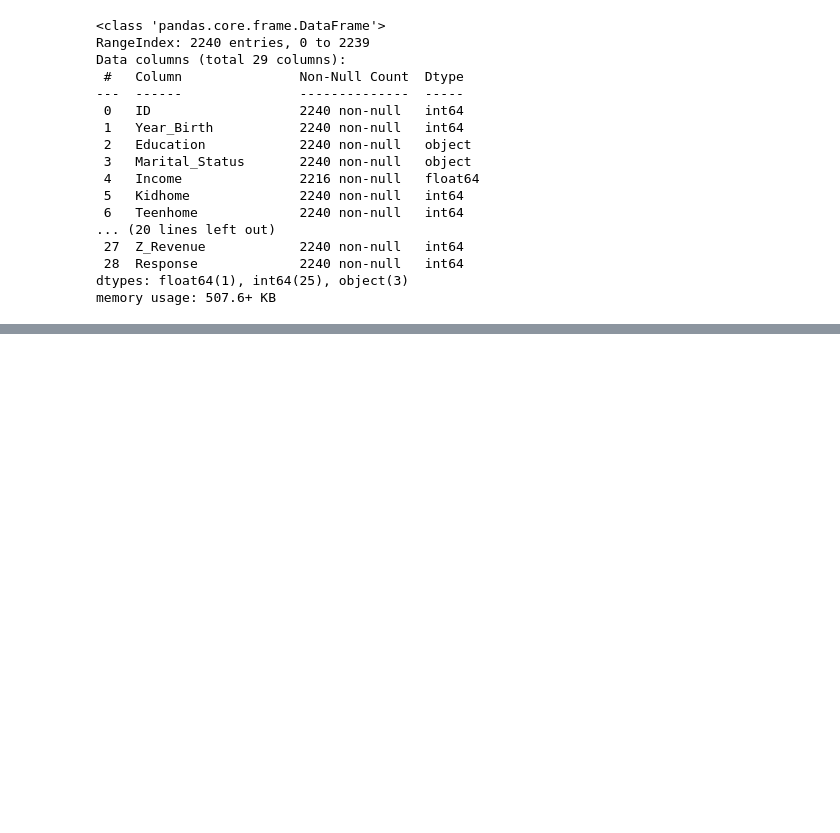
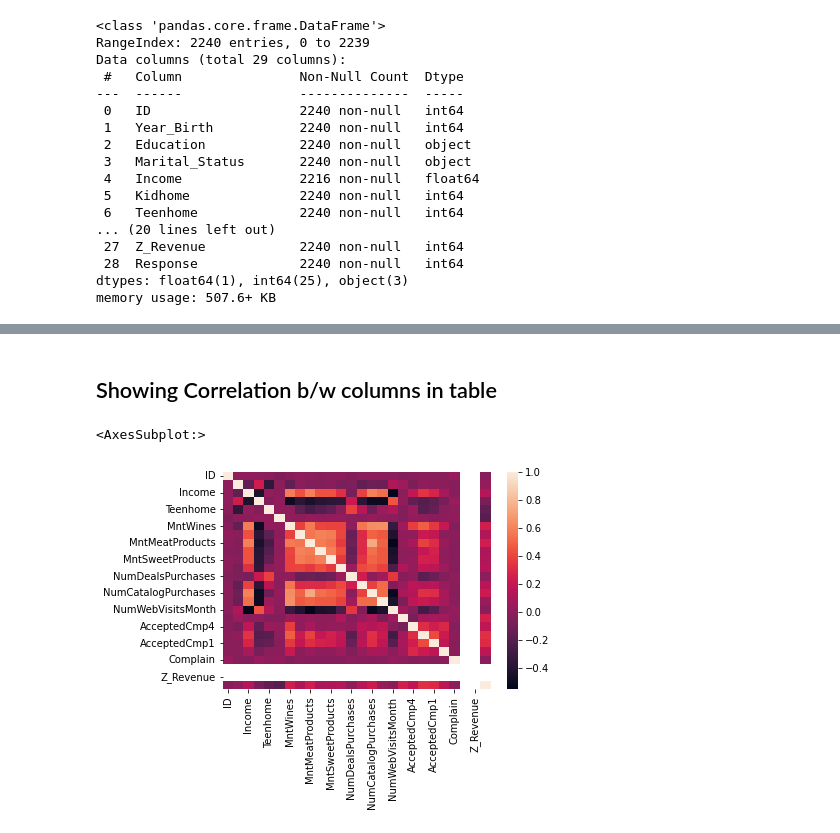
Before and after one commit to akinsolasalami/customer_personality_analysis, a Jupyter notebook: clean_customer_data.ipynb, the cells around one changed output, grey strips where cells are left out. Cells and saved outputs as stored; diff of their text form; code cells hidden in the pictures; blank space fills up the shorter version.

```diff
--- a/clean_customer_data.ipynb
+++ b/clean_customer_data.ipynb
@@ -113,2 +73,10 @@ df.describe()
 | max | 11191.000000 | 1996.000000 | 666666.000000 | 2.000000 | 2.000000 | 99.000000 | 1493.000000 | 199.000000 | 1725.000000 | ... |
 8 rows × 26 columns
+# %% [markdown]
+##  Showing Correlation b/w columns in table
+# %%
+corr = df.corr()
+sns.heatmap(corr)
+# %% [output]
+<AxesSubplot:>
+[figure, added]
```
Also changed, not shown: parts of 7 cells of this notebook.
